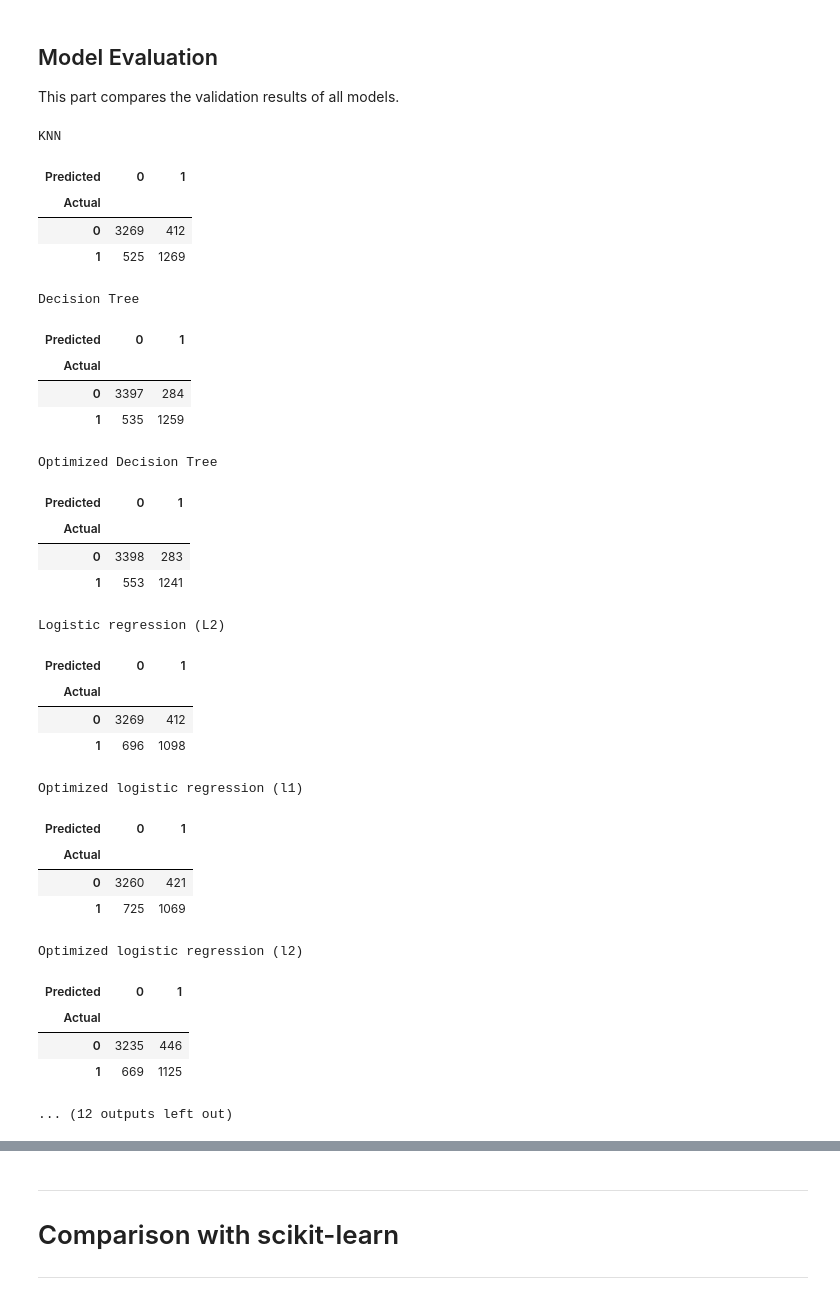
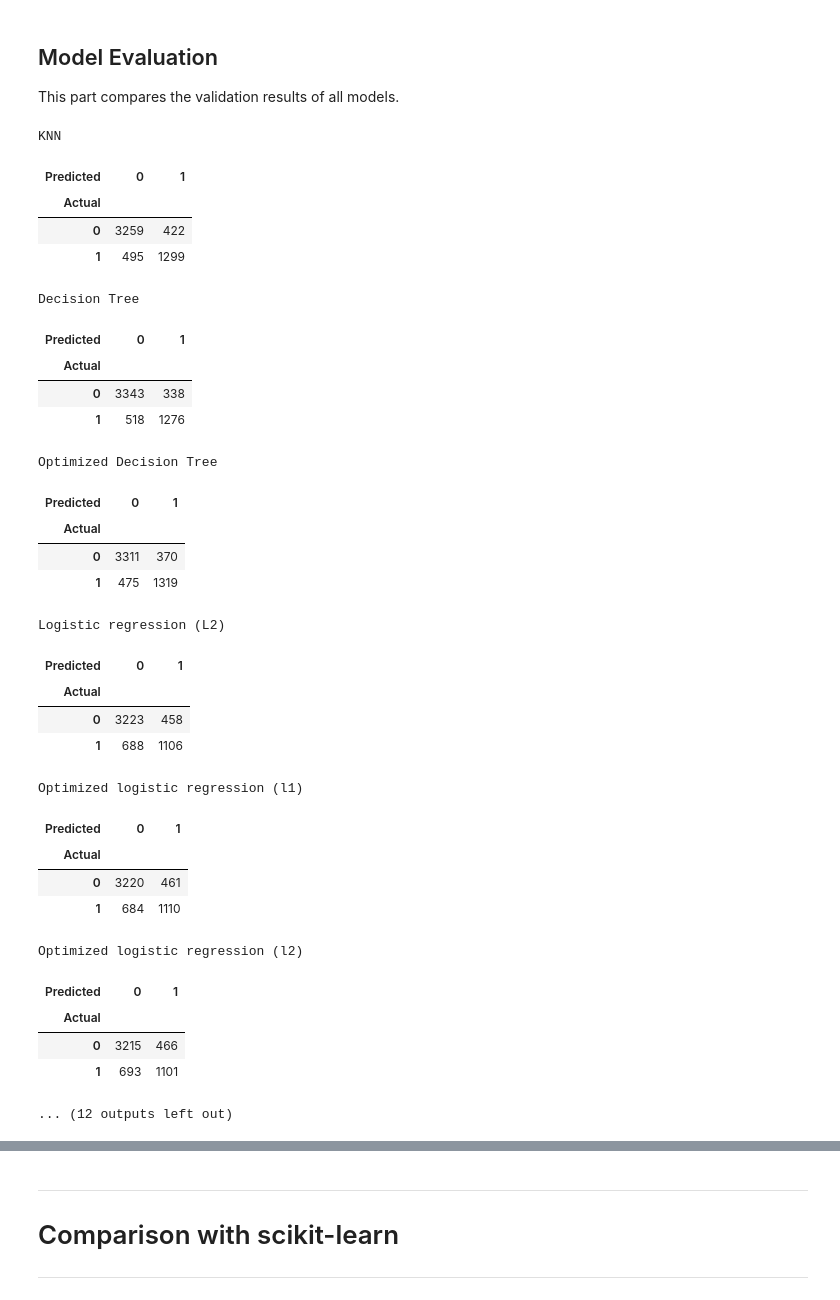
Before and after one commit to ValentinoDan/IF3170_G22_OISCDivisiKaggle, a Jupyter notebook: src/notebook.ipynb, the cells around one changed output, grey strips where cells are left out. Cells and saved outputs as stored; diff of their text form; code cells hidden in the pictures.

```diff
--- a/src/notebook.ipynb
+++ b/src/notebook.ipynb
@@ -504,6 +643,8 @@ This part covers normalization to the range 0 to 1 and standardization.
 # %%
 def scale_features(frame, means, scales):
     frame = frame.copy()
+    frame[means.index] = frame[means.index].replace([np.inf, -np.inf], np.nan)
+    frame[means.index] = frame[means.index].fillna(means)
     frame[means.index] = (frame[means.index] - means) / scales
     return frame
 
@@ -575,7 +714,19 @@ The pipeline combines the preparation steps so they run in one consistent order.
 def fit_preparation(raw):
     imputer = clone(missing_imputer).fit(raw)
     frame = construct_features(imputer.transform(raw))
-    numeric_columns = raw.select_dtypes(include="number").columns.tolist() + ["total_nights"]
+    numeric_columns = raw.select_dtypes(include="number").columns.tolist() + [
+        "total_nights",
+        "total_guests",
+        "weekend_night_ratio",
+        "price_per_guest",
+        "prior_cancellation_rate",
+        "has_special_request",
+        "net_prior_bookings",
+        "is_weekend_arrival",
+        "lead_time_category",
+        "arrival_month_sin",
+        "arrival_month_cos",
+    ]
     categorical = raw.select_dtypes(exclude="number").columns
     return {
         "features": raw.columns.tolist(),
@@ -592,7 +743,11 @@ def prepare(raw, state):
     frame = state["imputer"].transform(raw[state["features"]])
     frame = construct_features(frame)
     frame = scale_features(frame, state["means"], state["scales"])
-    return encode_features(frame, state["categories"]).astype(float)
+    prepared = encode_features(frame, state["categories"]).astype(float)
+    prepared = prepared.replace([np.inf, -np.inf], np.nan).fillna(0.0)
+    if not np.isfinite(prepared.to_numpy(dtype=float)).all():
+        raise ValueError("Prepared matrix contains non-finite values")
+    return prepared
 
 X_train_raw = train_set.drop(columns=[CFG.ID, CFG.TARGET])
 X_val_raw = val_set.drop(columns=[CFG.ID, CFG.TARGET])
@@ -753,17 +894,3 @@ SVM Tanpa Limit baris (Komputasi lebih berat)
-# %%
-# Seluruh baris
-X_svm_full = X_train.to_numpy()
-y_svm_full = 2 * y_train.to_numpy() - 1
-
-for name, params in svm_params.items():
-    name = name.replace("SVM (", "SVM no limit (", 1)
-    model = SVM(**params).fit(X_svm_full, y_svm_full)
-    predictions = np.array([
-        (model.predict(row) + 1) // 2 for row in X_val.to_numpy()
-    ], dtype=int)
-    fitted_models[name] = model
-    valid_predictions[name] = predictions
-    print(f"{name}: {len(y_svm_full):,} training rows, validation accuracy = {np.mean(predictions == y_val.to_numpy()):.4f}")
 # %% [markdown]
 ## Naive Bayes
 
@@ -796,7 +923,7 @@ evaluation_models = {
     **fitted_models,
 }
 
-# Metrik Kelas dan Confusion Matrix
+# Class Metrics and Confusion Matrix
 results = []
 for name, predicted in evaluation_predictions.items():
     precision, recall, f1, _ = precision_recall_fscore_support(
@@ -804,62 +931,62 @@ for name, predicted in evaluation_predictions.items():
     )
 
     tn, fp, fn, tp = confusion_matrix(actual_y, predicted, labels=[0, 1]).ravel()
 
     results.append({
         "model": name,
         "train_rows": (len(evaluation_models[name].kernel_value)
                        if name in evaluation_models and hasattr(evaluation_models[name], "kernel_value")
                        else len(y_train)),
         "accuracy": accuracy_score(actual_y, predicted),
         "precision": precision, "recall": recall, "f1": f1,
         "TN": tn, "FP": fp, "FN": fn, "TP": tp,
     })
 
     print(name)
     display(pd.DataFrame(
         [[tn, fp], [fn, tp]],
         index=pd.Index([0, 1], name="Actual"),
         columns=pd.Index([0, 1], name="Predicted"),
     ))
 
-# Sorted by F1
+# Sorted by Accuracy
 scores = pd.DataFrame(results).set_index("model").sort_values(
-    ["f1", "accuracy"], ascending=False, kind="stable",
+    ["accuracy", "f1"], ascending=False, kind="stable",
 )
 display(scores.round(4))
 winner = scores.index[0]
 print(f"Selected model: {winner}")
 # %% [output]
 KNN
 | Predicted | 0 | 1 |
 | Actual |  |  |
-| 0 | 3269 | 412 |
-| 1 | 525 | 1269 |
+| 0 | 3259 | 422 |
+| 1 | 495 | 1299 |
 Decision Tree
 | Predicted | 0 | 1 |
 | Actual |  |  |
-| 0 | 3397 | 284 |
-| 1 | 535 | 1259 |
+| 0 | 3343 | 338 |
+| 1 | 518 | 1276 |
 Optimized Decision Tree
 | Predicted | 0 | 1 |
 | Actual |  |  |
-| 0 | 3398 | 283 |
-| 1 | 553 | 1241 |
+| 0 | 3311 | 370 |
+| 1 | 475 | 1319 |
 Logistic regression (L2)
 | Predicted | 0 | 1 |
 | Actual |  |  |
-| 0 | 3269 | 412 |
-| 1 | 696 | 1098 |
+| 0 | 3223 | 458 |
+| 1 | 688 | 1106 |
 Optimized logistic regression (l1)
 | Predicted | 0 | 1 |
 | Actual |  |  |
-| 0 | 3260 | 421 |
-| 1 | 725 | 1069 |
+| 0 | 3220 | 461 |
+| 1 | 684 | 1110 |
 Optimized logistic regression (l2)
 | Predicted | 0 | 1 |
 | Actual |  |  |
-| 0 | 3235 | 446 |
-| 1 | 669 | 1125 |
+| 0 | 3215 | 466 |
+| 1 | 693 | 1101 |
 ... (12 outputs left out)
 # %% [markdown]
 ## Improvements
```
Also changed, not shown: parts of 38 cells of this notebook, 2 other files.
